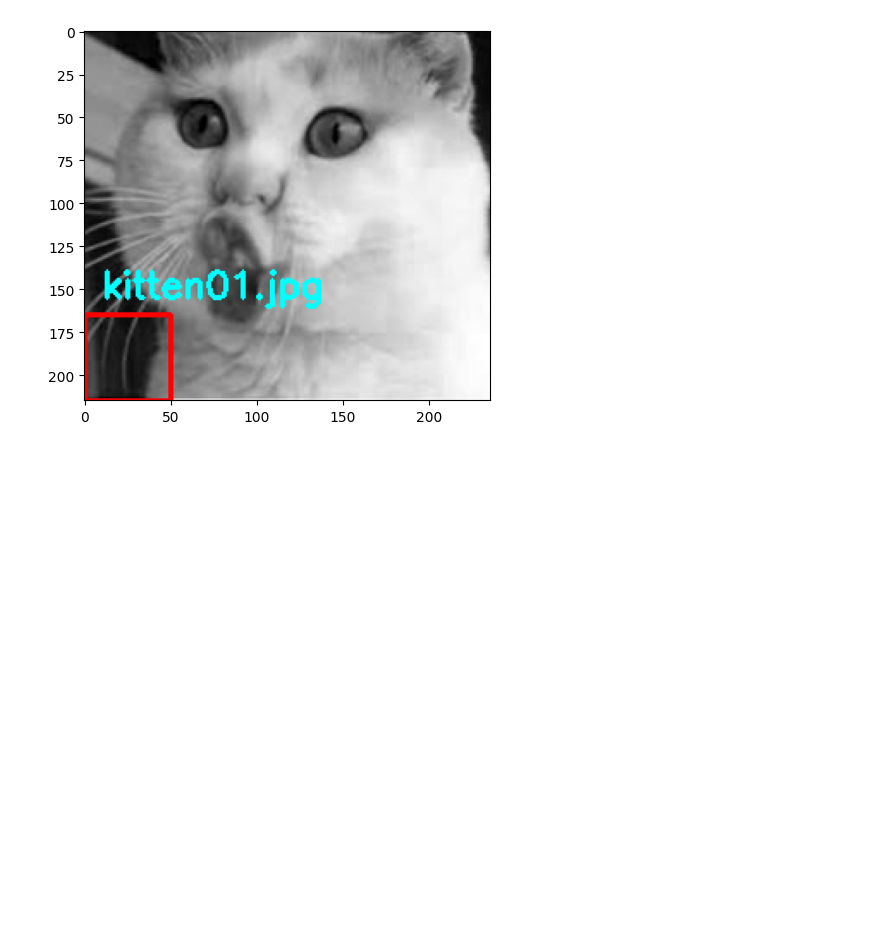
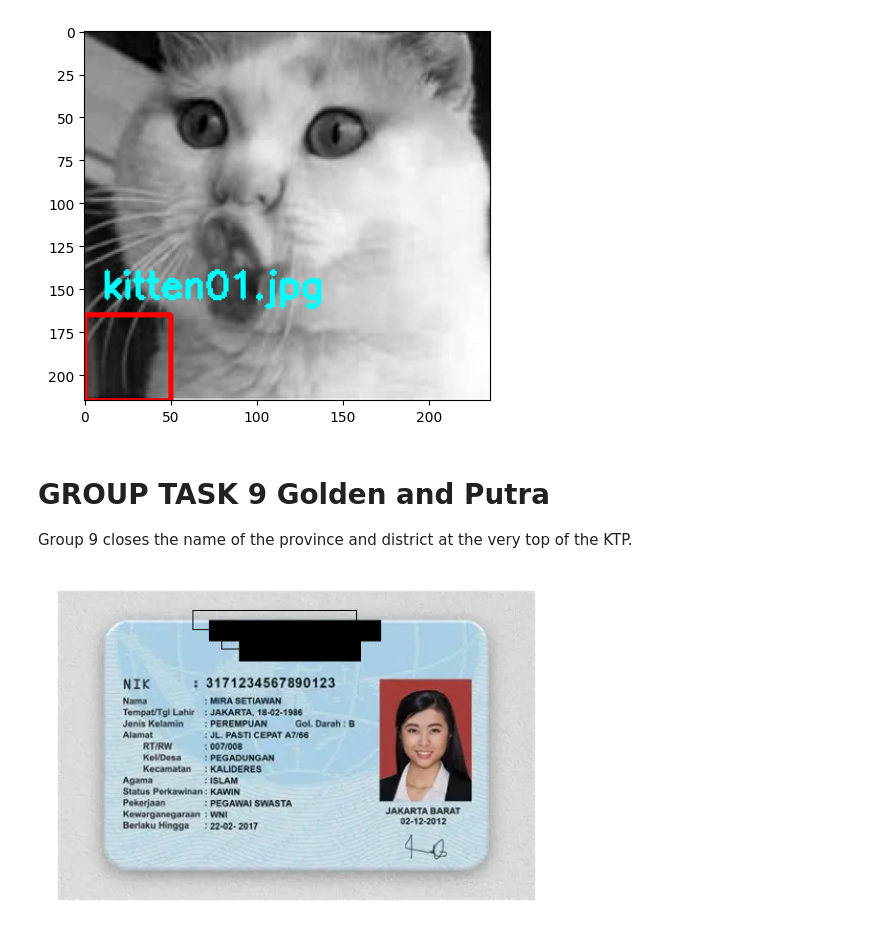
Before and after one commit to akhunzakp/PCVK-2025, a Jupyter notebook: Week2.ipynb, the cells around one changed output. Drawn from its saved outputs; the diff is of its cells as text; code cells hidden in the pictures; blank space fills up the shorter version.

```diff
--- a/Week2.ipynb
+++ b/Week2.ipynb
@@ -366,3 +366,32 @@ plt.imshow(B_text)
 plt.show()
 # %% [output]
 [figure]
+# %% [markdown]
+# **GROUP TASK 9 Golden and Putra**
+
+Group 9 closes the name of the province and district at the very top of the KTP.
+# %%
+# Baca gambar langsung
+
+import cv2 as cv
+import matplotlib.pyplot as plt
+img = cv2.imread('/content/drive/MyDrive/PCVK/Images/KTP.png')
+
+# Tutup tulisan "PROVINSI DKI JAKARTA"
+prov_coords_pt1 = (150, 30)   # kiri atas
+prov_coords_pt2 = (320, 50)   # kanan bawah
+cv.rectangle(img, prov_coords_pt1, prov_coords_pt2,
+             color=(0, 0, 0),)
+
+# Tutup tulisan "JAKARTA BARAT"
+dist_coords_pt1 = (180, 50)   # kiri atas
+dist_coords_pt2 = (300, 70)   # kanan bawah
+cv.rectangle(img, dist_coords_pt1, dist_coords_pt2,
+             color=(0, 0, 0), )
+
+# Tampilkan hasil
+plt.imshow(cv.cvtColor(img, cv.COLOR_BGR2RGB))
+plt.axis("off")
+plt.show()
+# %% [output]
+[figure, added]
```
